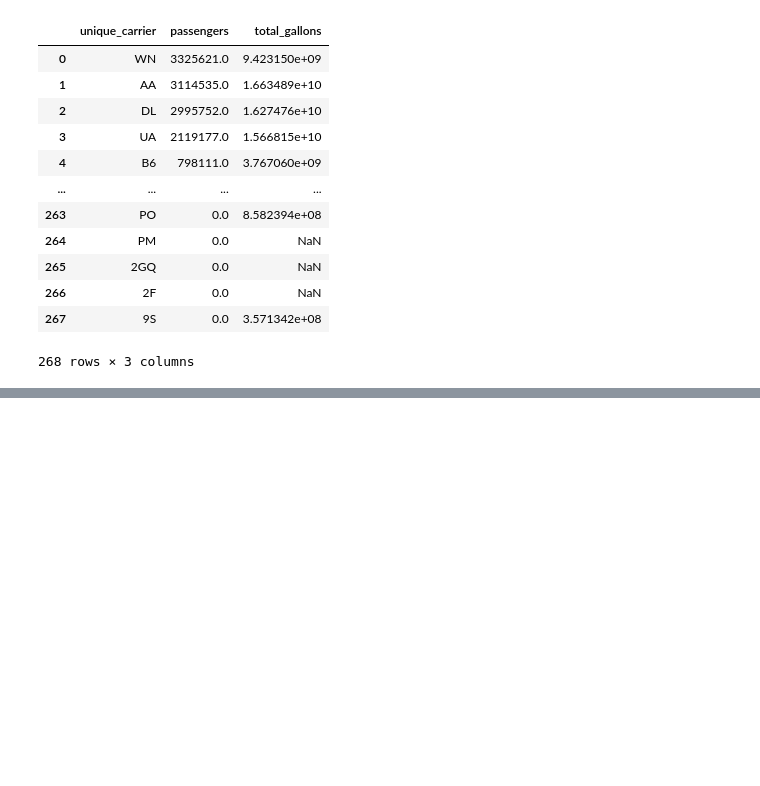
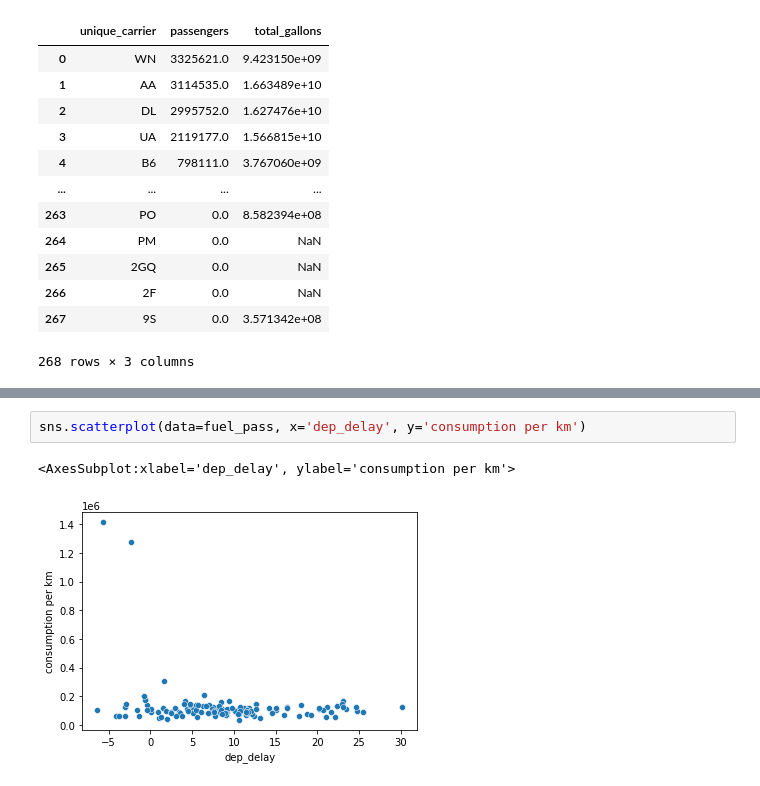
Before and after one commit to kevinhe107/lighthouse_midterm_flights, a Jupyter notebook: zabi/exploratory_analysis_zabih_incomplete.ipynb, the cells around one changed output, grey strips where cells are left out. Drawn from its saved outputs; the diff is of its cells as text; blank space fills up the shorter version.

```diff
--- a/zabi/exploratory_analysis_zabih_incomplete.ipynb
+++ b/zabi/exploratory_analysis_zabih_incomplete.ipynb
@@ -879,0 +967,5 @@ dtype: int64
+# %%
+sns.scatterplot(data=fuel_pass, x='dep_delay', y='consumption per km')
+# %% [output]
+<AxesSubplot:xlabel='dep_delay', ylabel='consumption per km'>
+[figure, added]
```
Also changed, not shown: parts of 11 cells of this notebook.
